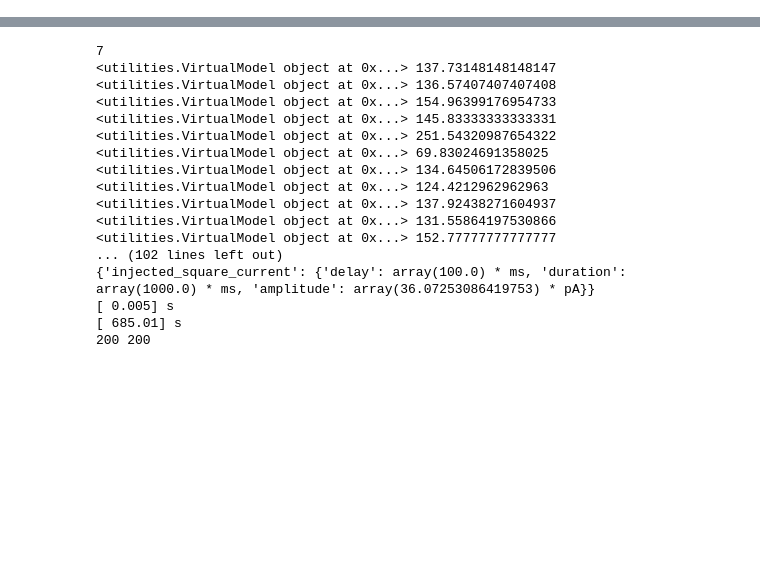
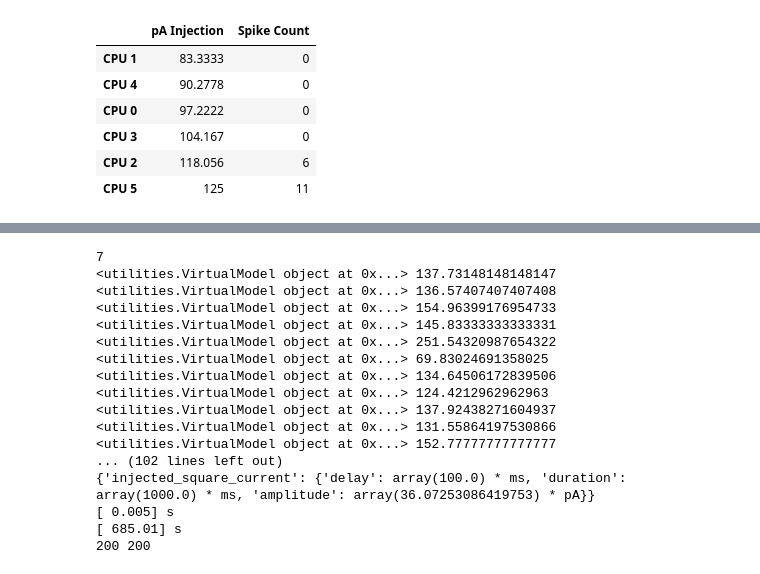
Before and after one commit to scidash/neuronunit, a Jupyter notebook: neuronunit/optimization/for_poster.ipynb, the cells around one changed output, grey strips where cells are left out. Drawn from its saved outputs; the diff is of its cells as text; code cells hidden in the pictures; blank space fills up the shorter version.

```diff
--- a/neuronunit/optimization/for_poster.ipynb
+++ b/neuronunit/optimization/for_poster.ipynb
@@ -0,0 +57,33 @@
+# %%
+import pickle
+import seaborn as sns
+
+with open('rheoframe.p','rb') as handle:
+    frames = pickle.load(handle)
+
+
+df0 = frames[0]
+df1 = frames[1]
+df2 = frames[2]
+df3 = frames[3]
+df4 = frames[4]
+vmoffspring = frames[5]
+
+orig_cmap = sns.light_palette("red",as_cmap=True)
+shrunk_cmap = orig_cmap
+#shrunk_cmap = shiftedColorMap(orig_cmap,  midpoint=vmoffspring[0].rheobase, name='shrunk')
+s0 = df0.style.background_gradient(cmap = shrunk_cmap)
+s1 = df1.style.background_gradient(cmap = shrunk_cmap)
+s2 = df2.style.background_gradient(cmap = shrunk_cmap)
+s3 = df3.style.background_gradient(cmap = shrunk_cmap)
+s4 = df4.style.background_gradient(cmap = shrunk_cmap)
+# %%
+s0
+# %% [output]
+|  | pA Injection | Spike Count |
+| CPU 1 | 83.3333 | 0 |
+| CPU 4 | 90.2778 | 0 |
+| CPU 0 | 97.2222 | 0 |
+| CPU 3 | 104.167 | 0 |
+| CPU 2 | 118.056 | 6 |
+| CPU 5 | 125 | 11 |
```
Also changed, not shown: parts of 6 cells of this notebook.
